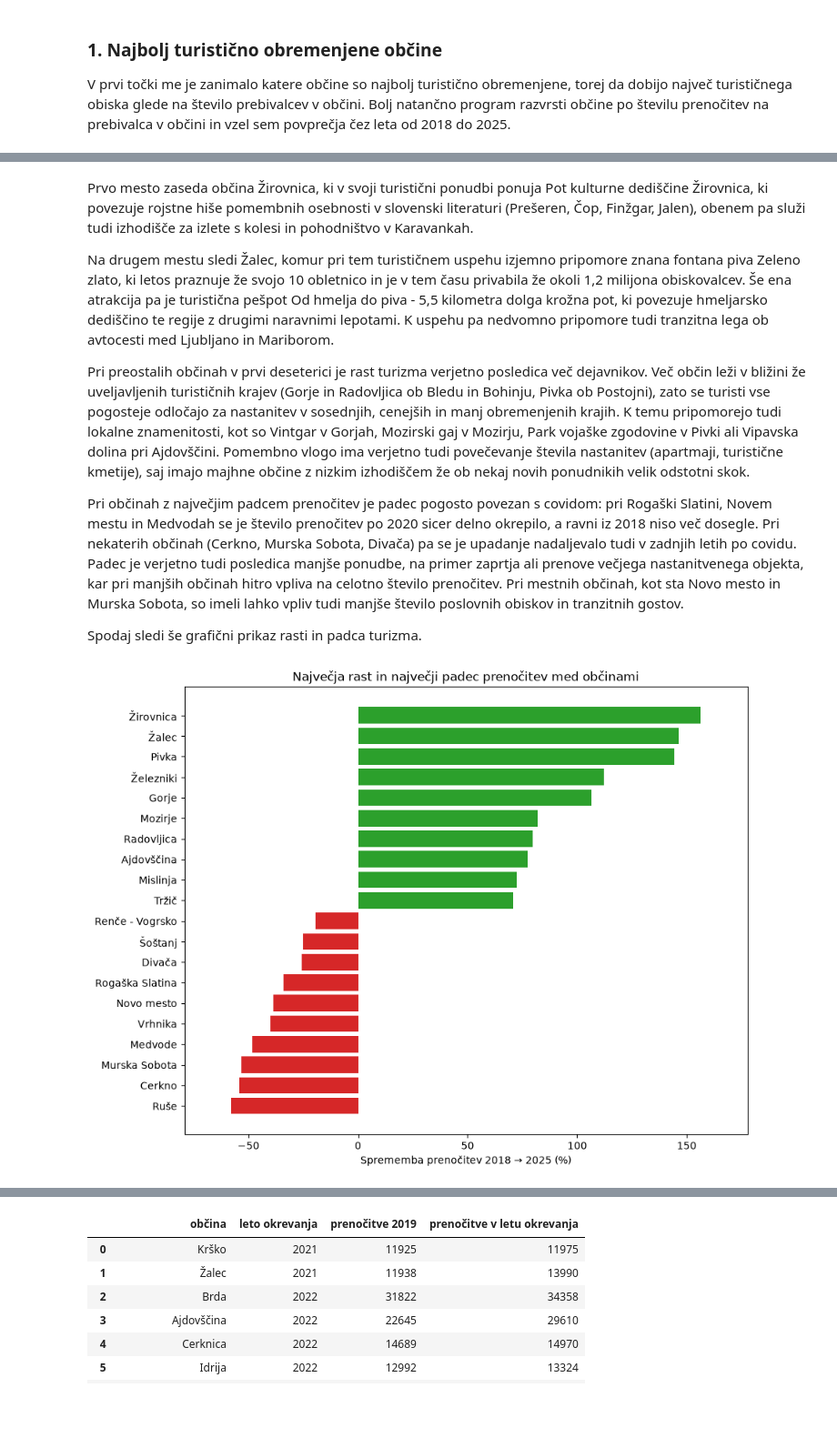
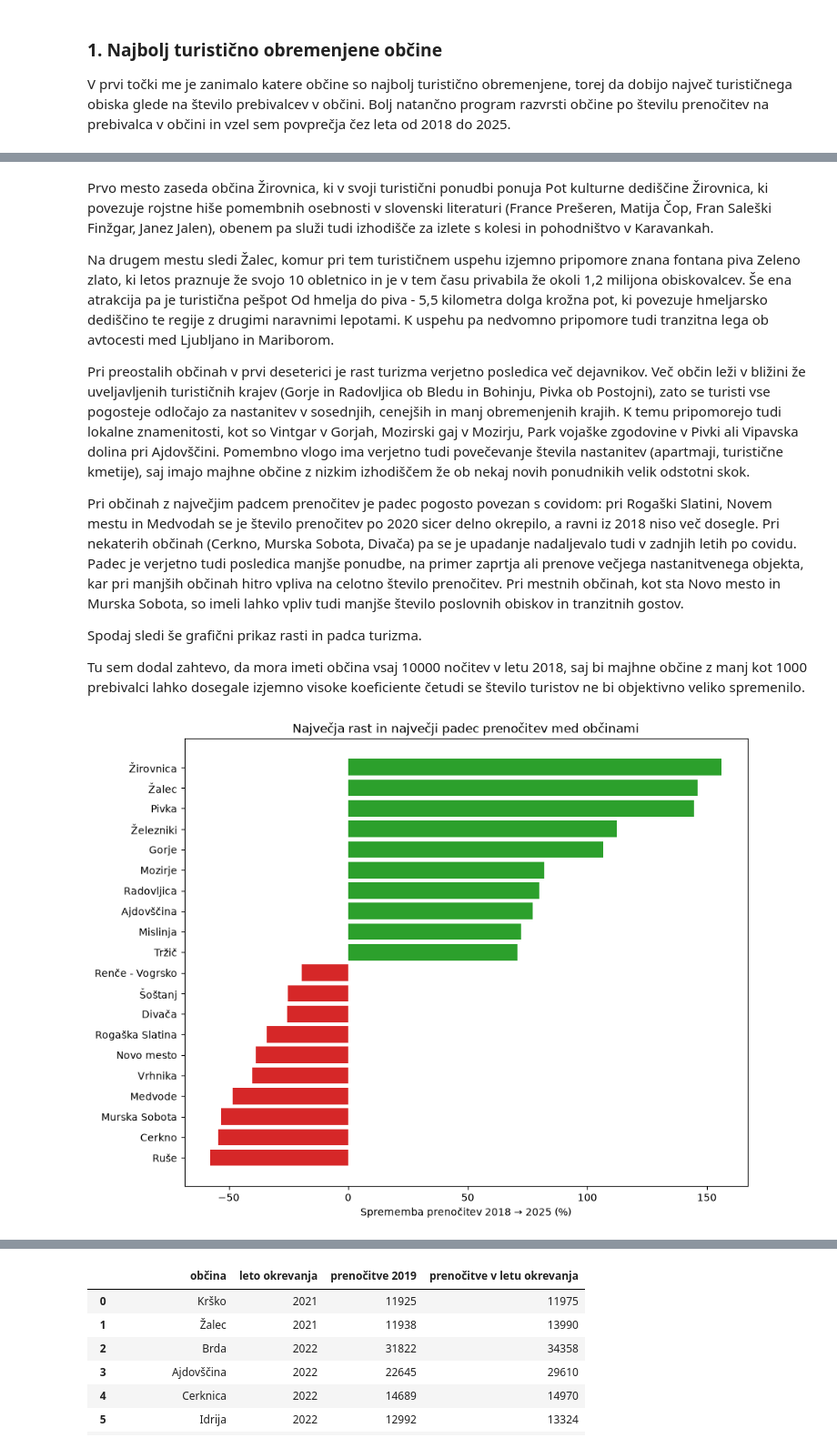
Before and after one commit to miharucigaj/Turizem, a Jupyter notebook: analiza_prihodov.ipynb, the cells around one changed output, grey strips where cells are left out. Shown at 91% size. Cells and saved outputs as stored; diff of their text form; code cells hidden in the pictures; blank space fills up the shorter version.

```diff
--- a/analiza_prihodov.ipynb
+++ b/analiza_prihodov.ipynb
@@ -162,5 +173,5 @@ primerjava_rasti
 # %% [markdown]
-Prvo mesto zaseda občina Žirovnica, ki v svoji turistični ponudbi ponuja Pot kulturne dediščine Žirovnica, ki povezuje rojstne hiše pomembnih osebnosti v slovenski literaturi (Prešeren, Čop, Finžgar, Jalen), obenem pa služi tudi izhodišče za izlete s kolesi in pohodništvo v Karavankah.
+Prvo mesto zaseda občina Žirovnica, ki v svoji turistični ponudbi ponuja Pot kulturne dediščine Žirovnica, ki povezuje rojstne hiše pomembnih osebnosti v slovenski literaturi (France Prešeren, Matija Čop, Fran Saleški Finžgar, Janez Jalen), obenem pa služi tudi izhodišče za izlete s kolesi in pohodništvo v Karavankah.
 
 Na drugem mestu sledi Žalec, komur pri tem turističnem uspehu izjemno pripomore znana fontana piva Zeleno zlato, ki letos praznuje že svojo 10 obletnico in je v tem času privabila že okoli 1,2 milijona obiskovalcev. Še ena atrakcija pa je turistična pešpot Od hmelja do piva - 5,5 kilometra dolga krožna pot, ki povezuje hmeljarsko dediščino te regije z drugimi naravnimi lepotami. K uspehu pa nedvomno pripomore tudi tranzitna lega ob avtocesti med Ljubljano in Mariborom.
 
@@ -169,22 +180,23 @@ Pri preostalih občinah v prvi deseterici je rast turizma verjetno posledica ve
 Pri občinah z največjim padcem prenočitev je padec pogosto povezan s covidom: pri Rogaški Slatini, Novem mestu in Medvodah se je število prenočitev po 2020 sicer delno okrepilo, a ravni iz 2018 niso več dosegle. Pri nekaterih občinah (Cerkno, Murska Sobota, Divača) pa se je upadanje nadaljevalo tudi v zadnjih letih po covidu. Padec je verjetno tudi posledica manjše ponudbe, na primer zaprtja ali prenove večjega nastanitvenega objekta, kar pri manjših občinah hitro vpliva na celotno število prenočitev. Pri mestnih občinah, kot sta Novo mesto in Murska Sobota, so imeli lahko vpliv tudi manjše število poslovnih obiskov in tranzitnih gostov.
 
 Spodaj sledi še grafični prikaz rasti in padca turizma.
+
+Tu sem dodal zahtevo, da mora imeti občina vsaj 10000 nočitev v letu 2018, saj bi majhne občine z manj kot 1000 prebivalci lahko dosegale izjemno visoke koeficiente četudi se število turistov ne bi objektivno veliko spremenilo.
 # %%
 top = rast_prag.sort_values('koeficient', ascending=False).head(10)
 dno = rast_prag.sort_values('koeficient').head(10)
 
 prikaz = pd.concat([top, dno.sort_values('koeficient', ascending=False)])
 
 barve = ['tab:green' if x >= 0 else 'tab:red' for x in prikaz['rast_%']]
 
 fig, ax = plt.subplots(figsize=(10, 8))
 ax.barh(prikaz.index, prikaz['rast_%'], color=barve)
 ax.invert_yaxis()
 
-ax.margins(x=0.1)
 ax.set_xlabel('Sprememba prenočitev 2018 → 2025 (%)')
 ax.set_title('Največja rast in največji padec prenočitev med občinami')
 
 plt.show()
 # %% [output]
-[figure, old version]
+[figure, new version]
```
Also changed, not shown: parts of 15 cells of this notebook, 2 other files.
